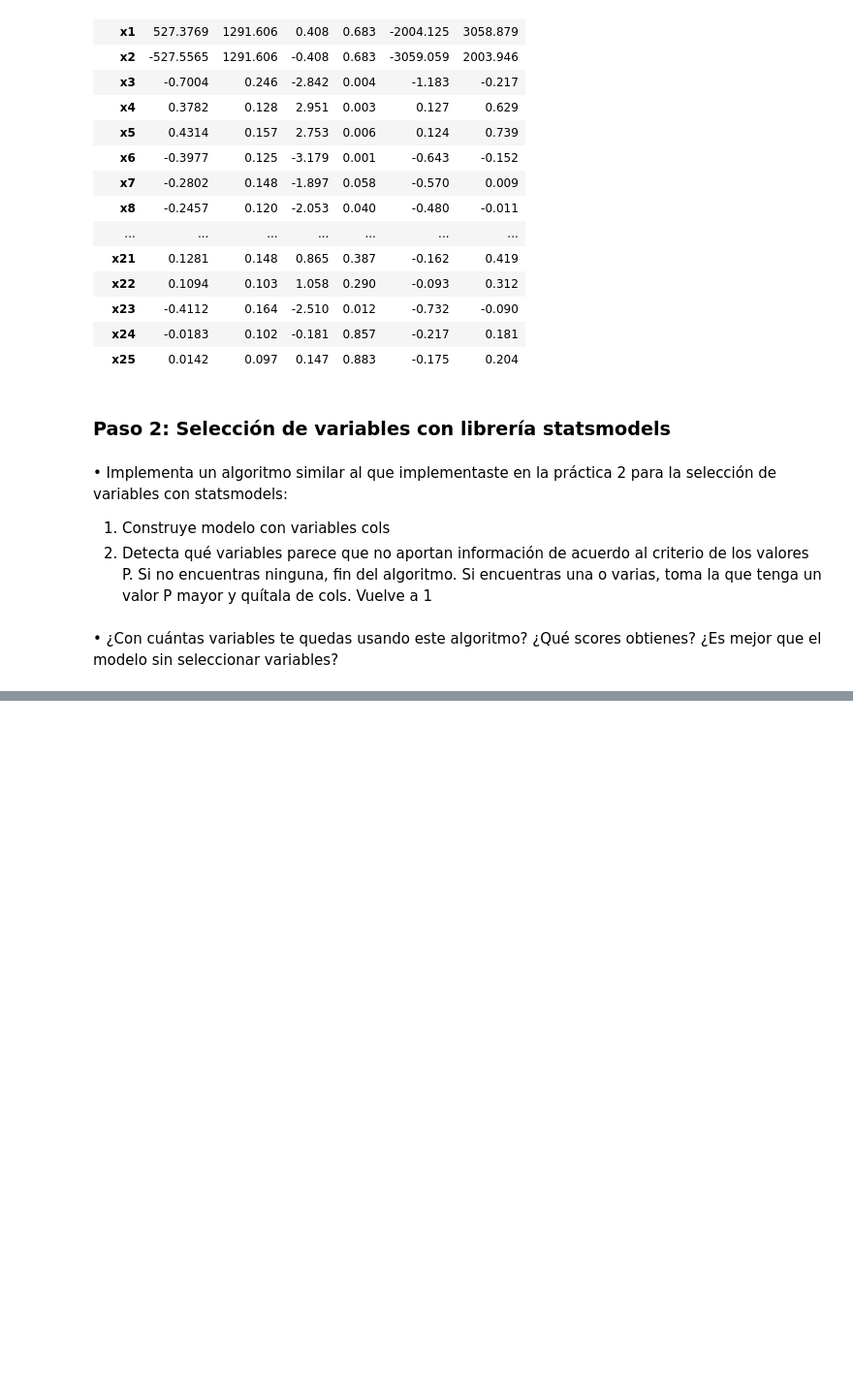
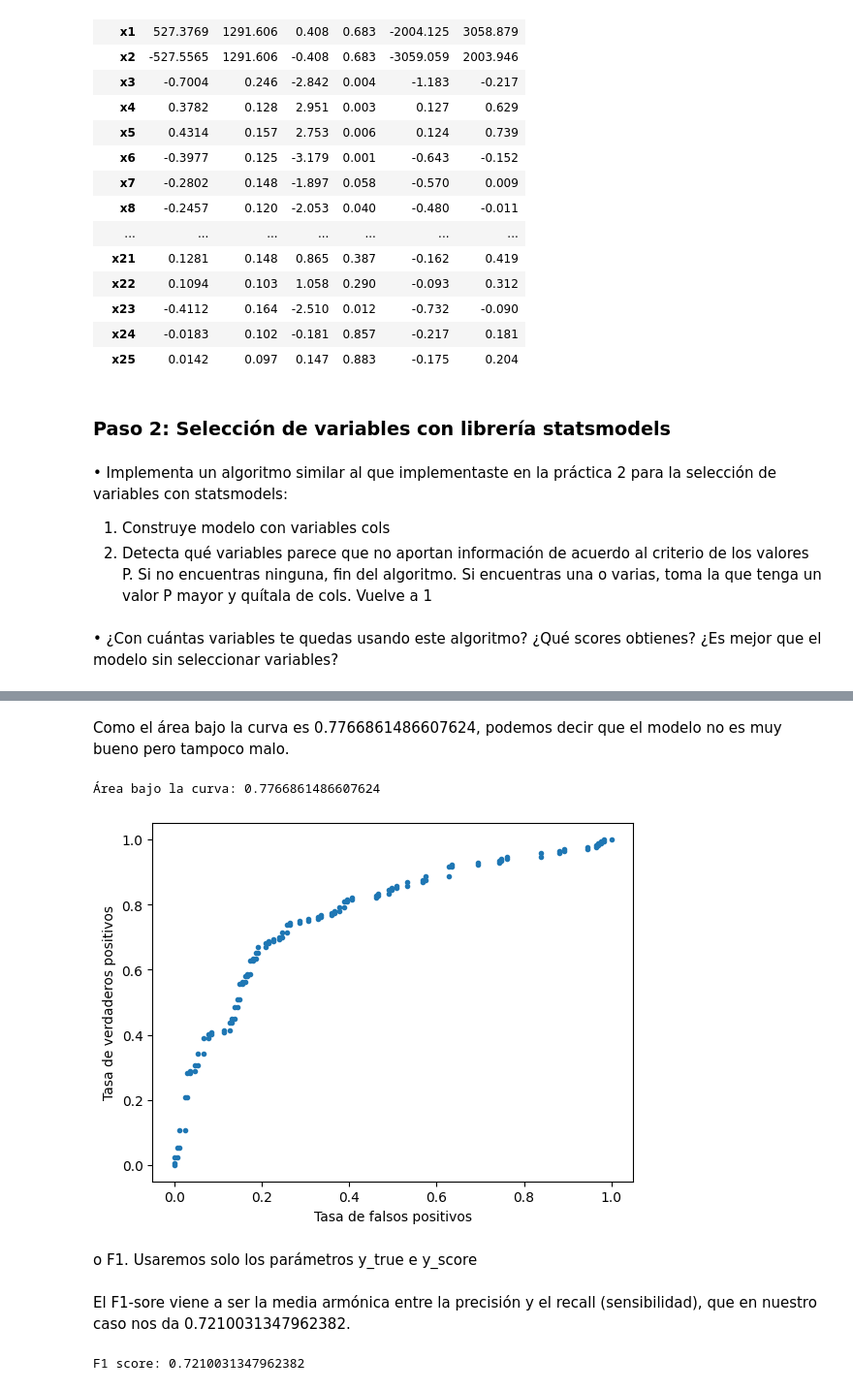
Before and after one commit to daviloncio/repositorio2, a Jupyter notebook: p3_aa/AA1_P3-12_Viernes_11.ipynb, the cells around one changed output, grey strips where cells are left out. Shown: that part at 97% size. Drawn from its saved outputs; the diff is of its cells as text; code cells hidden in the pictures; blank space fills up the shorter version.

```diff
--- a/p3_aa/AA1_P3-12_Viernes_11.ipynb
+++ b/p3_aa/AA1_P3-12_Viernes_11.ipynb
@@ -544,0 +624,21 @@ obtienes? ¿Es mejor que el modelo sin seleccionar variables?
+# %% [markdown]
+Como el área bajo la curva es 0.7766861486607624, podemos decir que el modelo no es muy bueno pero tampoco malo.
+# %%
+from matplotlib import pyplot as plt
+prob_clase1=probabilidades_01[:,1]
+prob_clase0=probabilidades_01[:,0]
+tpr,fpr,_=sklearn.metrics.roc_curve(y_true=y_test, y_score=prob_clase1, pos_label=1) #nuestra clase positiva es 1
+plt.plot(tpr,fpr,'.') ;plt.xlabel('Tasa de falsos positivos') ; plt.ylabel('Tasa de verdaderos positivos')
+
+print('Área bajo la curva:',sklearn.metrics.roc_auc_score(y_true=y_test, y_score=prob_clase1))
+# %% [output]
+Área bajo la curva: 0.7766861486607624
+[figure, added]
+# %% [markdown]
+o F1. Usaremos solo los parámetros y_true e y_score
+# %% [markdown]
+El F1-sore viene a ser la media armónica entre la precisión y el recall (sensibilidad), que en nuestro caso nos da 0.7210031347962382.
+# %%
+print('F1 score:',sklearn.metrics.f1_score(y_true=y_test, y_pred=predicciones_01))
+# %% [output]
+F1 score: 0.7210031347962382
```
Also changed, not shown: parts of 24 cells of this notebook, 5 other files.
